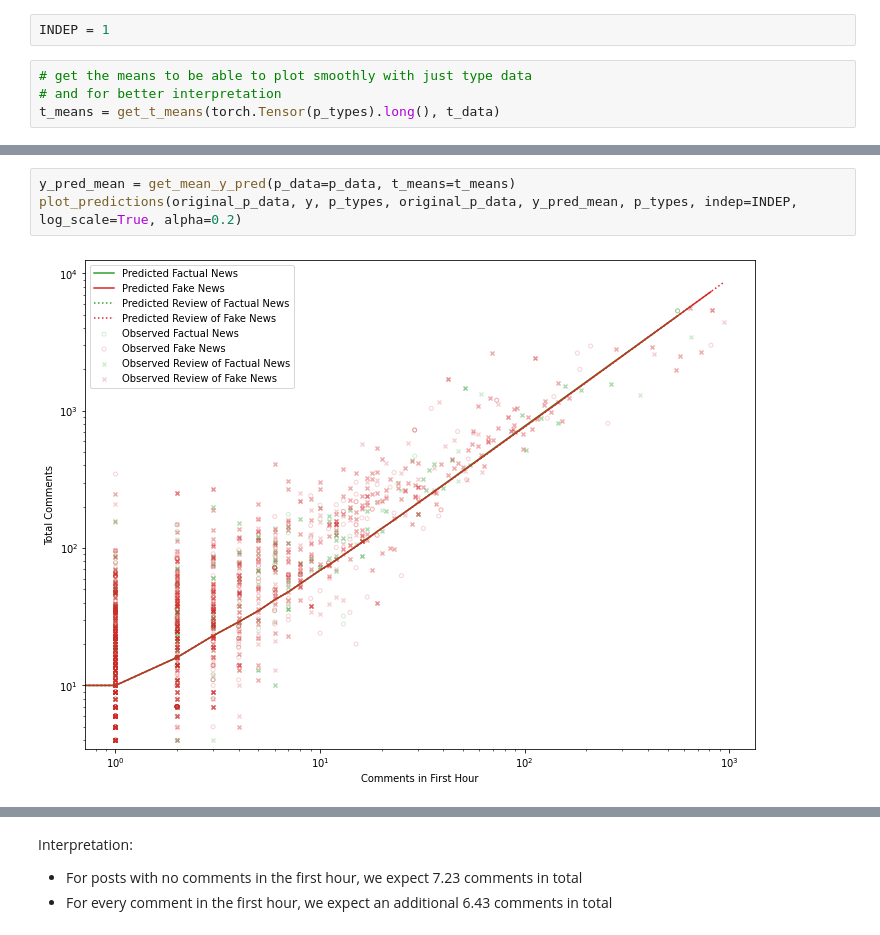
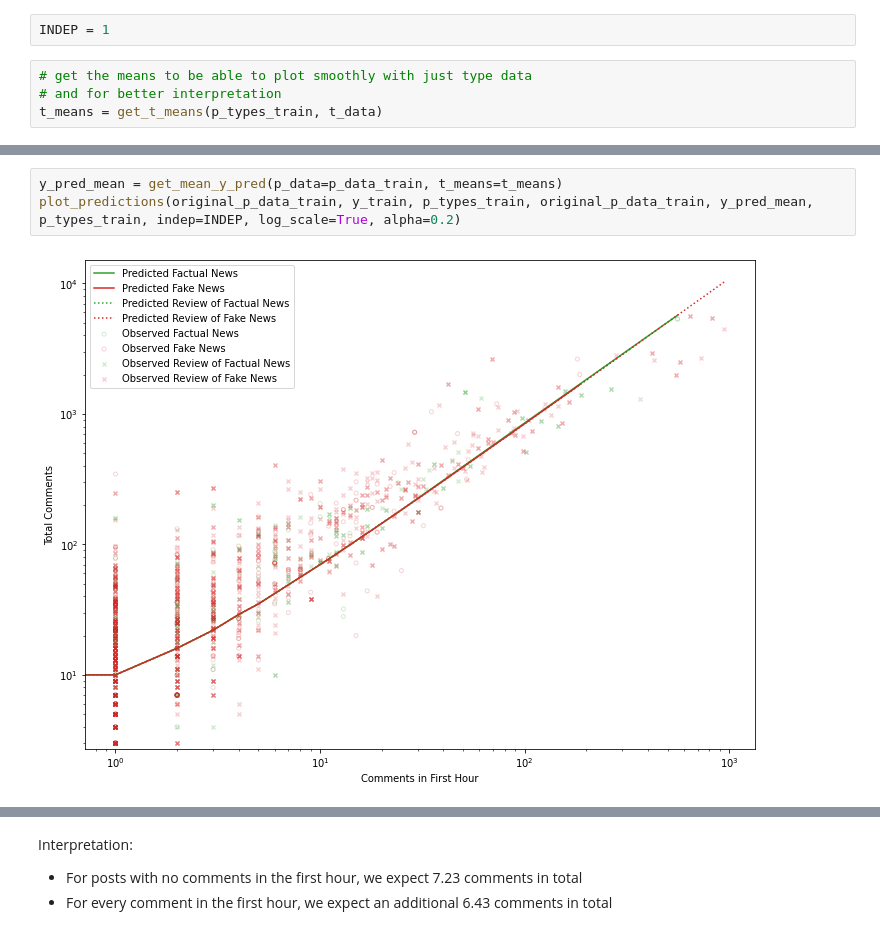
Before and after one commit to ageil/Probabilistic-Programming, a Jupyter notebook: model/TypeModel.ipynb, the cells around one changed output, grey strips where cells are left out. Drawn from its saved outputs; the diff is of its cells as text.

```diff
--- a/model/TypeModel.ipynb
+++ b/model/TypeModel.ipynb
@@ -157,7 +157,7 @@ INDEP = 1
 # %%
 # get the means to be able to plot smoothly with just type data
 # and for better interpretation
-t_means = get_t_means(torch.Tensor(p_types).long(), t_data)
+t_means = get_t_means(p_types_train, t_data)
 # %%
 # Only using types (Smooth)
 if COMMENTS_ONLY:
@@ -173,7 +173,7 @@ if COMMENTS_ONLY:
 # %%
-y_pred_mean = get_mean_y_pred(p_data=p_data, t_means=t_means)
-plot_predictions(original_p_data, y, p_types, original_p_data, y_pred_mean, p_types, indep=INDEP, log_scale=True, alpha=0.2)
+y_pred_mean = get_mean_y_pred(p_data=p_data_train, t_means=t_means)
+plot_predictions(original_p_data_train, y_train, p_types_train, original_p_data_train, y_pred_mean, p_types_train, indep=INDEP, log_scale=True, alpha=0.2)
 # %% [output]
-[figure, old version]
+[figure, new version]
 # %%
 # Using all data (Jagged—other factors at play)
```
Also changed, not shown: parts of 27 cells of this notebook, 1 other file.
